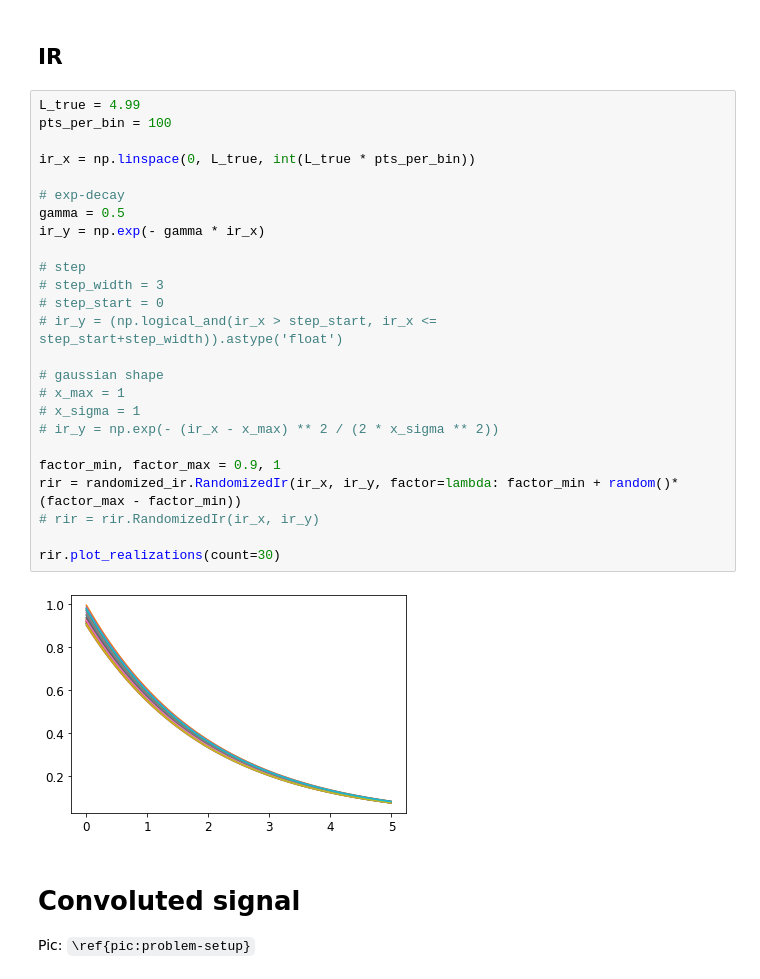
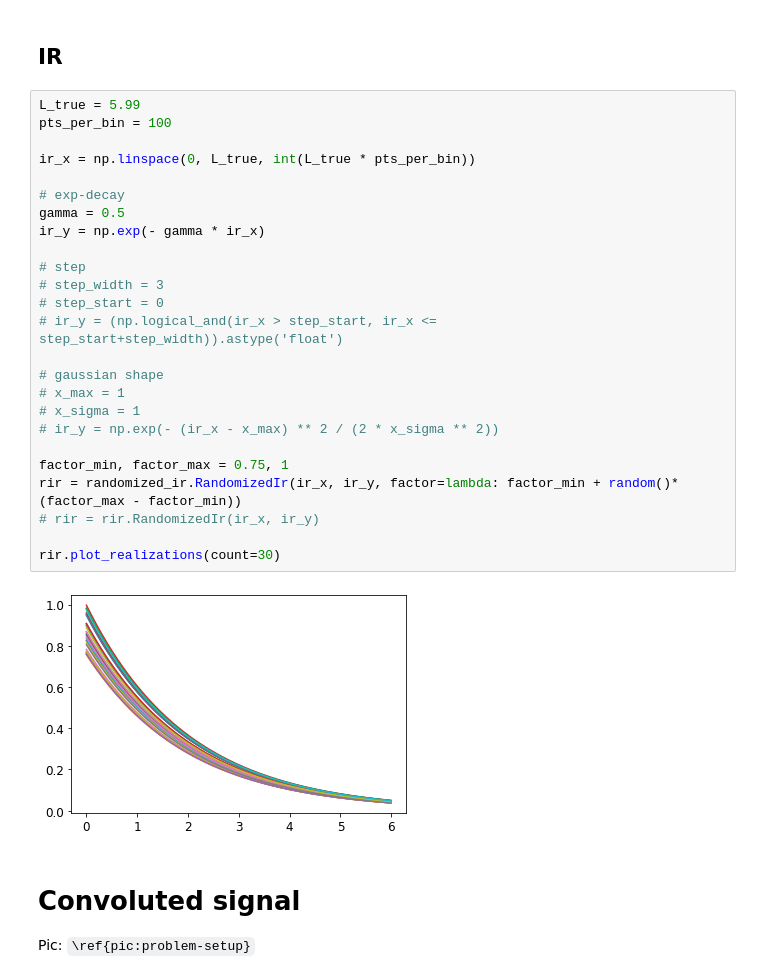
Before and after one commit to nj-vs-vh/master-thesis, a Jupyter notebook: notebooks/method.ipynb, the cells around one changed output. Cells and saved outputs as stored; diff of their text form.

```diff
--- a/notebooks/method.ipynb
+++ b/notebooks/method.ipynb
@@ -14,32 +14,32 @@ SAVE_IMAGES = True
 # %% [markdown]
 ## IR
 # %%
-L_true = 4.99
+L_true = 5.99
 pts_per_bin = 100
 
 ir_x = np.linspace(0, L_true, int(L_true * pts_per_bin))
 
 # exp-decay
 gamma = 0.5
 ir_y = np.exp(- gamma * ir_x)
 
 # step
 # step_width = 3
 # step_start = 0
 # ir_y = (np.logical_and(ir_x > step_start, ir_x <= step_start+step_width)).astype('float')
 
 # gaussian shape
 # x_max = 1
 # x_sigma = 1
 # ir_y = np.exp(- (ir_x - x_max) ** 2 / (2 * x_sigma ** 2))
 
-factor_min, factor_max = 0.9, 1
+factor_min, factor_max = 0.75, 1
 rir = randomized_ir.RandomizedIr(ir_x, ir_y, factor=lambda: factor_min + random()*(factor_max - factor_min))
 # rir = rir.RandomizedIr(ir_x, ir_y)
 
 rir.plot_realizations(count=30)
 # %% [output]
-[figure, old version]
+[figure, new version]
 # %% [markdown]
 # Convoluted signal
 
```
Also changed, not shown: parts of 19 cells of this notebook, 14 other files.
